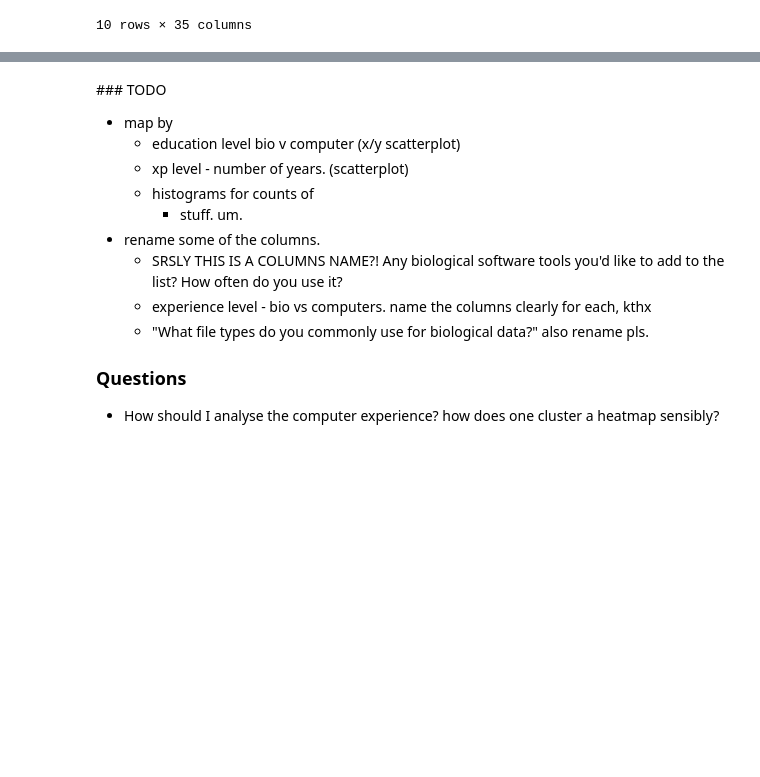
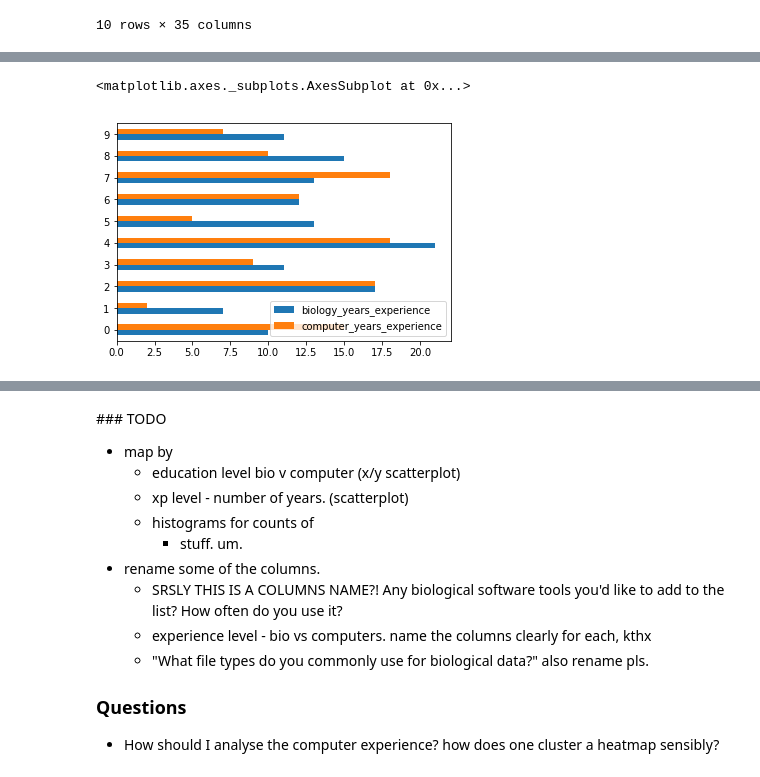
Before and after one commit to yochannah/subjective-data-models-analysis, a Jupyter notebook: import_data.ipynb, the cells around one changed output, grey strips where cells are left out. Saved outputs shown, nothing was run; the diff lists cells and outputs as text; code cells hidden in the pictures; blank space fills up the shorter version.

```diff
--- a/import_data.ipynb
+++ b/import_data.ipynb
@@ -93,0 +101,5 @@ expanded_backgrounds
+# %%
+expanded_backgrounds.plot.barh()
+# %% [output]
+<matplotlib.axes._subplots.AxesSubplot at 0x...>
+[figure, added]
```
Also changed, not shown: parts of 6 cells of this notebook.
